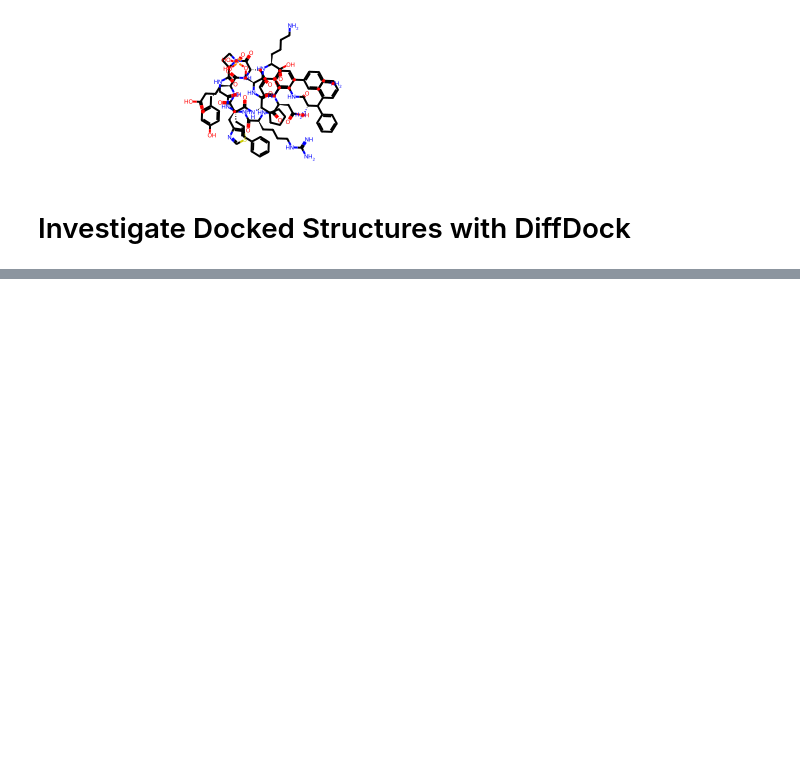
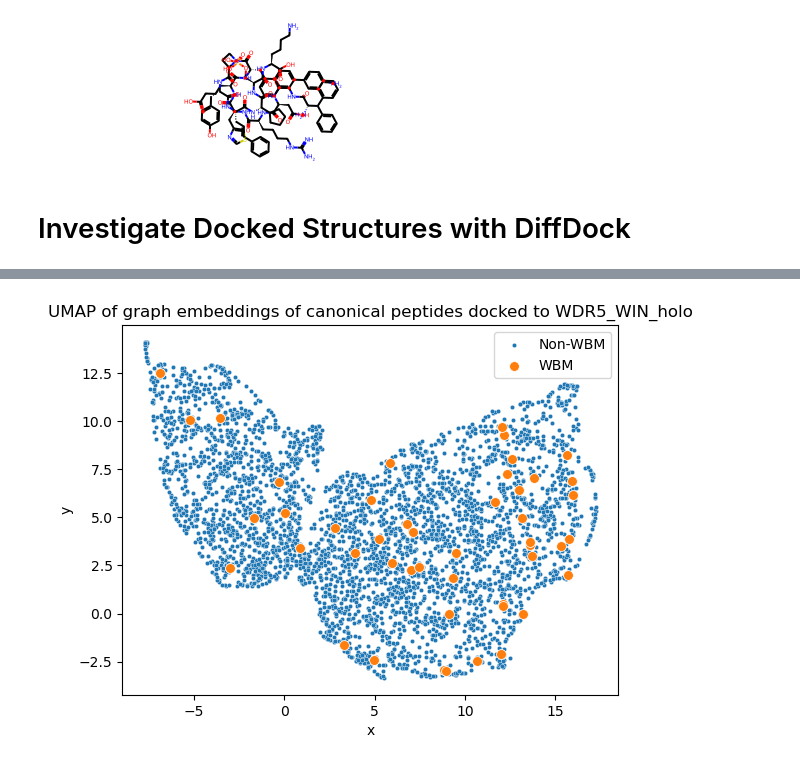
Before and after one commit to mims-harvard/ATOMICA, a Jupyter notebook: case_studies/wdr_proteins/docking_analysis.ipynb, the cells around one changed output, grey strips where cells are left out. Drawn from its saved outputs; the diff is of its cells as text; code cells hidden in the pictures; blank space fills up the shorter version.

```diff
--- a/case_studies/wdr_proteins/docking_analysis.ipynb
+++ b/case_studies/wdr_proteins/docking_analysis.ipynb
@@ -373,0 +484,23 @@ count
+# %%
+with open("/n/holylabs/LABS/mzitnik_lab/Users/afang/GET/case_studies/wdr_proteins/wdr5_docked_canonical_peptides_embeddings.pkl", "rb") as f:
+    embeddings = pickle.load(f)
+# %%
+from umap import UMAP
+import numpy as np
+import pandas as pd
+
+n_neighbors = 10
+min_dist = 0.5
+umap_2d = UMAP(
+    n_components=2,
+    n_neighbors=n_neighbors,
+    min_dist=min_dist,
+    init="random",
+    random_state=0,
+)
+graph_embeddings = np.array([x["graph_embedding"] for x in embeddings])
+print(graph_embeddings.shape)
+proj_2d_graph = umap_2d.fit_transform(graph_embeddings)
+umap_df = pd.DataFrame(columns=["x", "y"])
+umap_df["x"] = proj_2d_graph[:, 0]
+umap_df["y"] = proj_2d_graph[:, 1]
@@ -373,0 +509,5 @@ count
+# %%
+wbm_peptide_names = [os.path.basename(x) for x in wbm_peptides]
+umap_df["id"] = [x["id"] for x in embeddings]
+umap_df["wbm_site"] = [x in wbm_peptide_names for x in umap_df["id"]]
+umap_df
@@ -373,0 +574,15 @@ count
+# %%
+import matplotlib.pyplot as plt
+import seaborn as sns
+
+sns.scatterplot(
+    data=umap_df[umap_df["wbm_site"]==False], x="x", y="y", palette="viridis", s=10
+)
+sns.scatterplot(
+    data=umap_df[umap_df["wbm_site"]==True], x="x", y="y", palette="viridis", s=50
+)
+plt.legend(["Non-WBM", "WBM"])
+plt.title("UMAP of graph embeddings of canonical peptides docked to WDR5_WIN_holo")
+plt.show()
+# %% [output]
+[figure, added]
```
Also changed, not shown: parts of 26 cells of this notebook, 13 other files.
